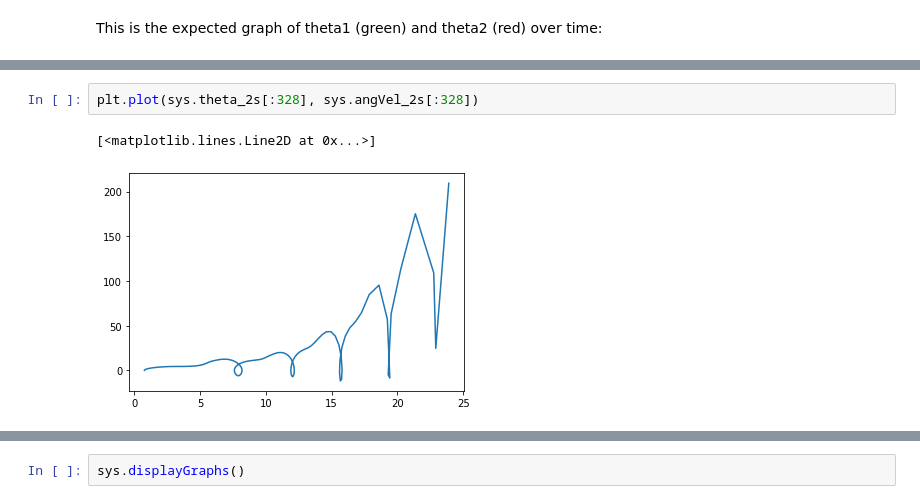
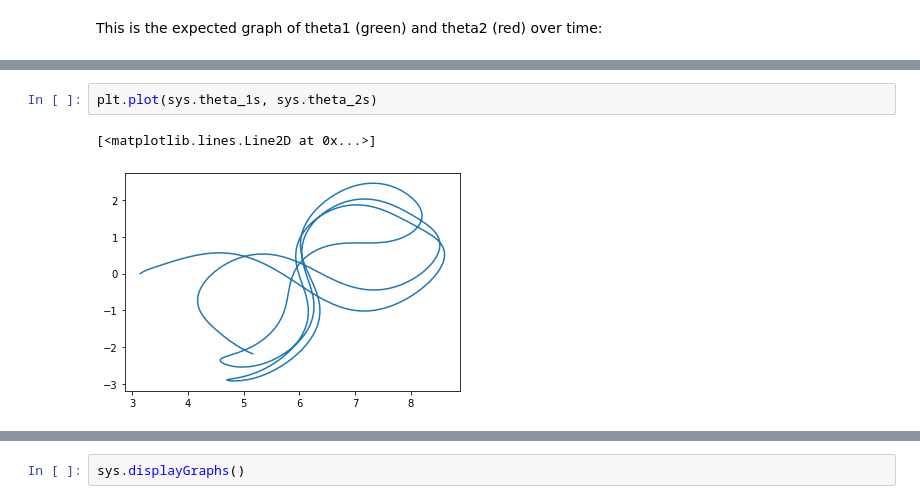
Before and after one commit to mahmud-nobe/Physics_Simulation_Tutorial, a Jupyter notebook: pendulum/Double_pendulum.ipynb, the cells around one changed output, grey strips where cells are left out. Drawn from its saved outputs; the diff is of its cells as text.

```diff
--- a/pendulum/Double_pendulum.ipynb
+++ b/pendulum/Double_pendulum.ipynb
@@ -309,5 +389,5 @@ plt.plot(sys.theta_2s[:328], sys.angVel_2s[:328])
 # %%
-plt.plot(sys.theta_2s[:328], sys.angVel_2s[:328])
+plt.plot(sys.theta_1s, sys.theta_2s)
 # %% [output]
 [<matplotlib.lines.Line2D at 0x...>]
-[figure, old version]
+[figure, new version]
```
Also changed, not shown: parts of 18 cells of this notebook.
